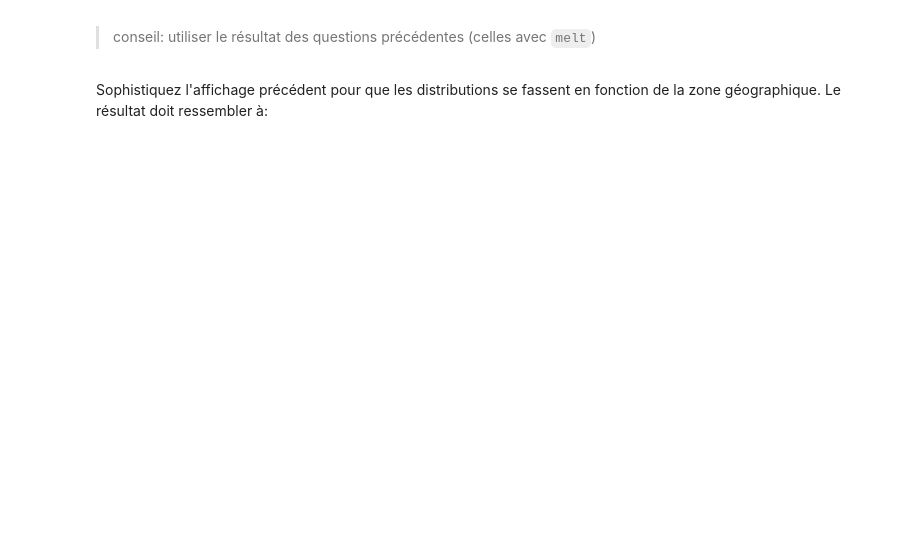
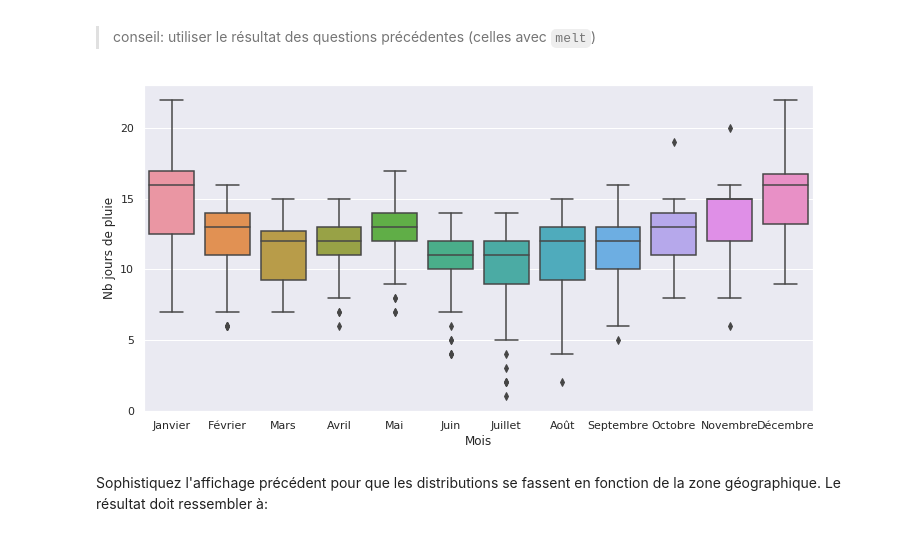
Before and after one commit to campusplage/compte-rendus-pellegrin-nagaratnam, a Jupyter notebook: TP1_pandas.ipynb, the cells around one changed output. Cells and saved outputs as stored; diff of their text form; code cells hidden in the pictures; blank space fills up the shorter version.

```diff
--- a/TP1_pandas.ipynb
+++ b/TP1_pandas.ipynb
@@ -402,9 +417,13 @@ Le résultat doit ressembler à:
 # %%
 # Distribution mensuelle des nombres de jours de pluie...
 import seaborn as sns
 sns.set()
 
 # VOTRE CODE ICI
+a = pandas.melt(data[['Jours de pluie']].reset_index(), id_vars = 'Ville', value_name = 'Nb jours de pluie')
+sns.boxplot(x="Mois", y='Nb jours de pluie',data=a).get_figure().set_size_inches(12, 6)
+# %% [output]
+[figure, added]
 # %% [markdown]
 Sophistiquez l'affichage précédent pour que les distributions se fassent en fonction de la zone géographique. Le résultat doit ressembler à:
 
```
Also changed, not shown: parts of 5 cells of this notebook.
